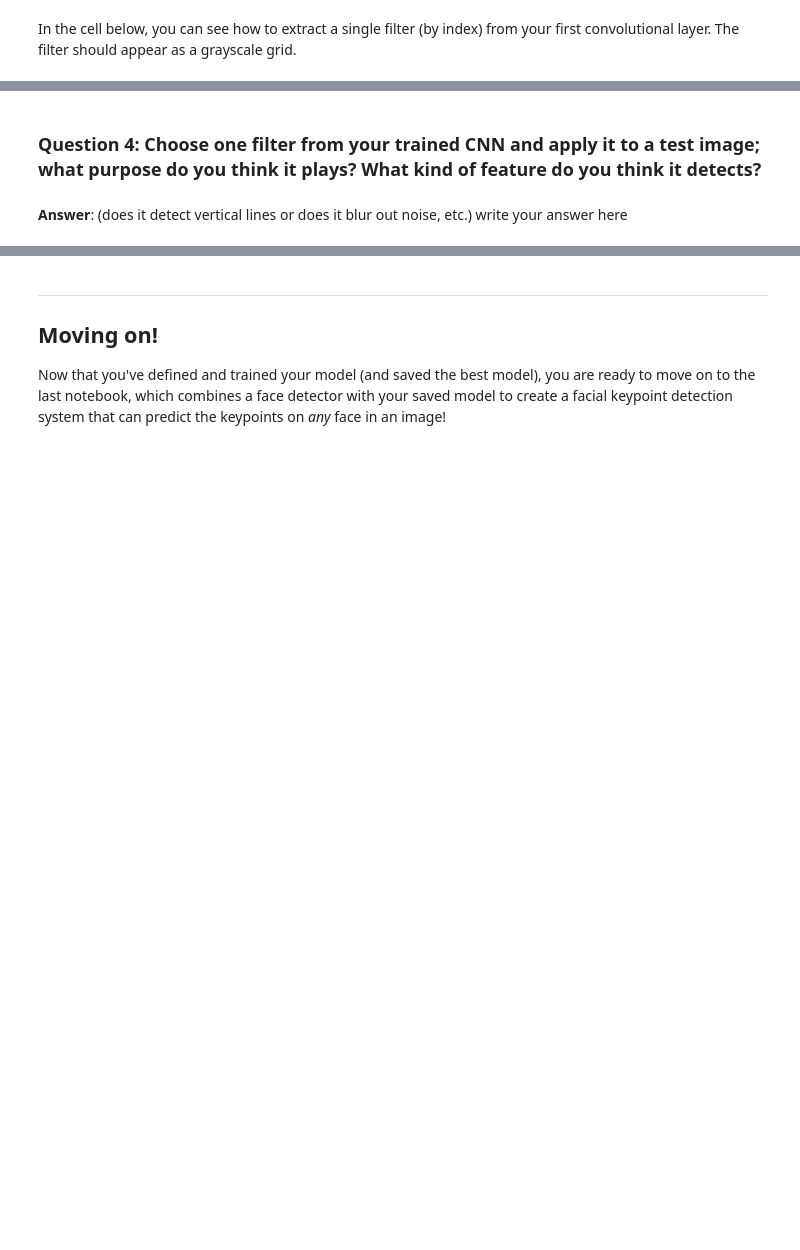
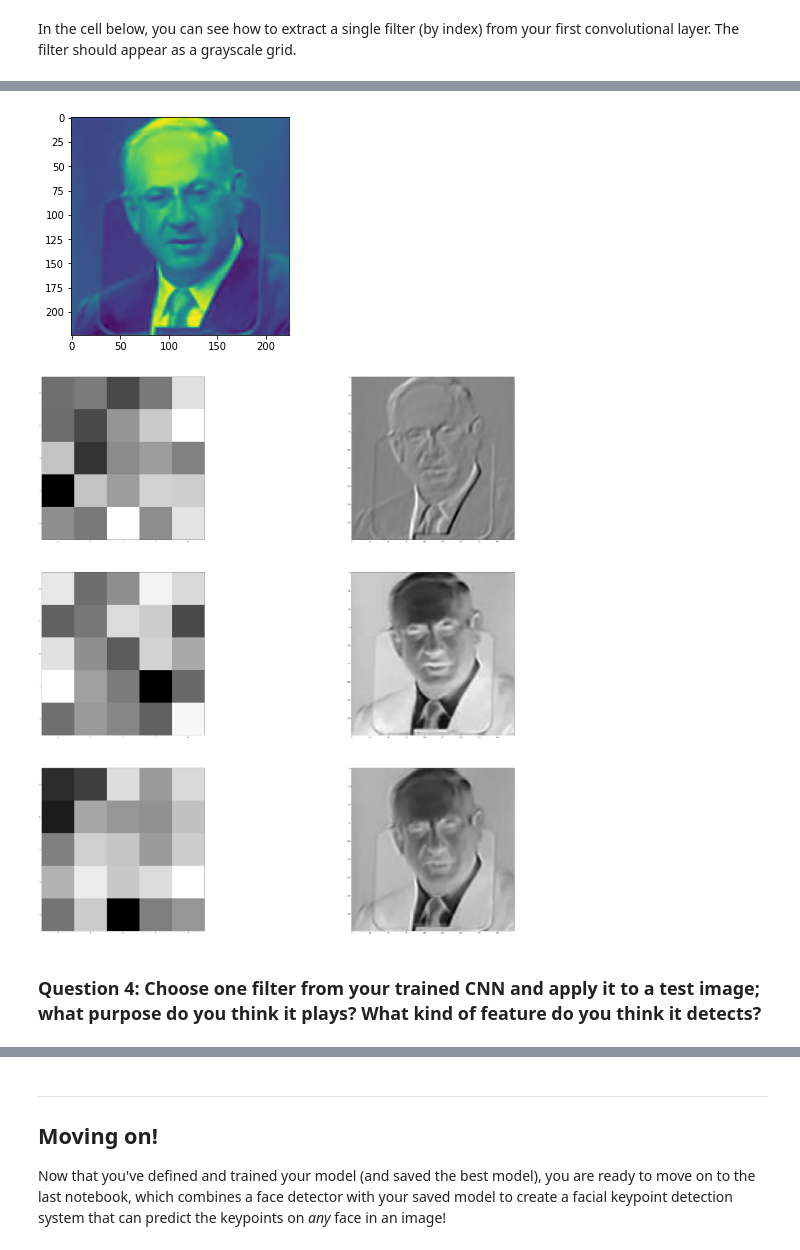
Before and after one commit to gotamist/vision, a Jupyter notebook: 2_Define_the_Network_Architecture.ipynb, the cells around one changed output, grey strips where cells are left out. Drawn from its saved outputs; the diff is of its cells as text; code cells hidden in the pictures; blank space fills up the shorter version.

```diff
--- a/2_Define_the_Network_Architecture.ipynb
+++ b/2_Define_the_Network_Architecture.ipynb
@@ -519,37 +559,47 @@ Next, choose a test image and filter it with one of the convolutional kernels in
 # img=test_images[0]
 
 # un-transform the image data
-image = test_images[1].data   # get the image from it's Variable wrapper
+image = test_images[2].data   # get the image from it's Variable wrapper
 image = image.numpy()   # convert to numpy array from a Tensor
 image = np.transpose(image, (1, 2, 0))   # transpose to go from torch to numpy image
 image = np.squeeze(image)
 plt.imshow(image)
 
 # # Use OpenCV's filter2D function
 # # apply a specific set of filter weights (like the one's displayed above) to the test image
 weights = net.conv1.weight.data
 w = weights.numpy()
 
 import cv2
 # plt.imshow(img, cmap='gray')
 # ## TODO: Using cv's filter2D function,
 # ## apply a specific set of filter weights (like the one displayed above) to the test image
 
 fig=plt.figure(figsize=(60, 60))
 filters=[3,5,6]
 f_names=['dark detector','vertical edge: brighter on the right','horizontal edge. brighter below']
 columns = 2
 rows = len(filters)
 # for i in range(0, columns*rows):
+# for i in range(0, rows*columns):
+#     fig.add_subplot(rows, columns, i+1)
+#     if ((i%2)==0):
+#         plt.imshow(w[filters[int(i/2)]][0], cmap='gray')
+#     else:
+#         c = cv2.filter2D(image, -1, w[filters[int((i-1)/2)]][0])
+#         plt.imshow(c, cmap='gray')
+# plt.show()
+
 for i in range(0, rows*columns):
     fig.add_subplot(rows, columns, i+1)
     if ((i%2)==0):
         plt.imshow(w[filters[int(i/2)]][0], cmap='gray')
     else:
         c = cv2.filter2D(image, -1, w[filters[int((i-1)/2)]][0])
         plt.imshow(c, cmap='gray')
 plt.show()
+# %% [output]
+[figure, added]
+[figure, added]
 # %% [markdown]
 ### Question 4: Choose one filter from your trained CNN and apply it to a test image; what purpose do you think it plays? What kind of feature do you think it detects?
-# %% [markdown]
-**Answer**: (does it detect vertical lines or does it blur out noise, etc.) write your answer here
```
Also changed, not shown: parts of 11 cells of this notebook.
